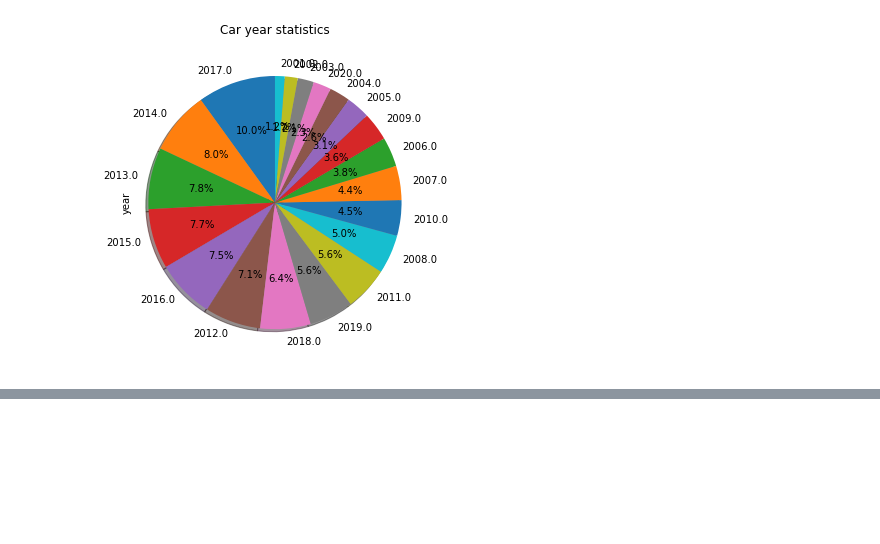
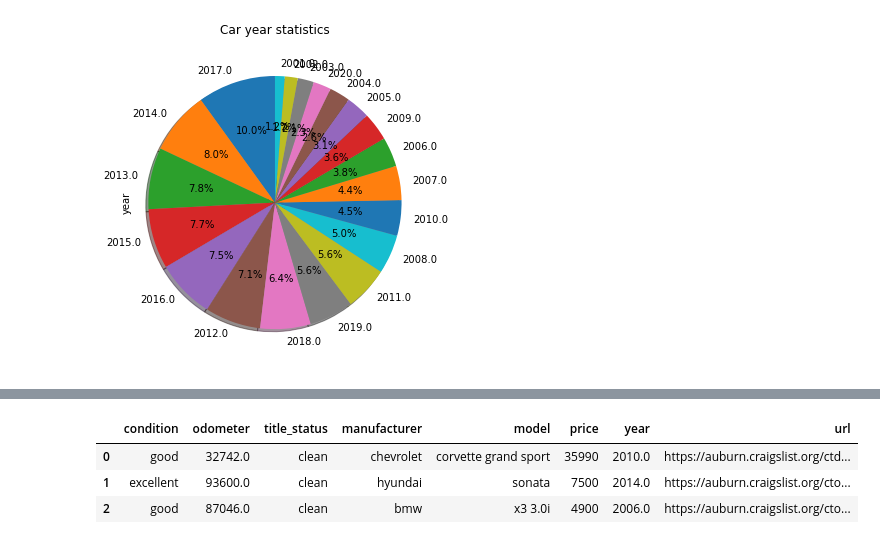
Before and after one commit to garmenz/ECE143_final_proj, a Jupyter notebook: Front_End.ipynb, the cells around one changed output, grey strips where cells are left out. Cells and saved outputs as stored; diff of their text form; code cells hidden in the pictures; blank space fills up the shorter version.

Commit message:
add table

```diff
--- a/Front_End.ipynb
+++ b/Front_End.ipynb
@@ -158,3 +158,10 @@ plt.axis('equal') # Sets the pie chart to look like a circle.
 plt.show()
 # %% [output]
 [figure]
+# %%
+import pandas as pd
+df = pd.read_csv('vehicles.csv')
+df = df.head(3)
+# %%
+for i in range(len(result['url'])):
+    df['img'][i] = '<img src= "' + str(df['url'][i]) +'" alt="img">'
@@ -160,0 +173,2 @@ plt.show()
+# %%
+result = df[['condition', 'odometer', 'title_status', 'manufacturer', 'model', 'price', 'year','img']]
@@ -160,0 +210,7 @@ plt.show()
+# %%
+display(HTML(result.to_html(escape=False)))
+# %% [output]
+|  | condition | odometer | title_status | manufacturer | model | price | year | url |
+| 0 | good | 32742.0 | clean | chevrolet | corvette grand sport | 35990 | 2010.0 | https://auburn.craigslist.org/ctd... |
+| 1 | excellent | 93600.0 | clean | hyundai | sonata | 7500 | 2014.0 | https://auburn.craigslist.org/cto... |
+| 2 | good | 87046.0 | clean | bmw | x3 3.0i | 4900 | 2006.0 | https://auburn.craigslist.org/cto... |
```
Also changed, not shown: parts of 5 cells of this notebook.
